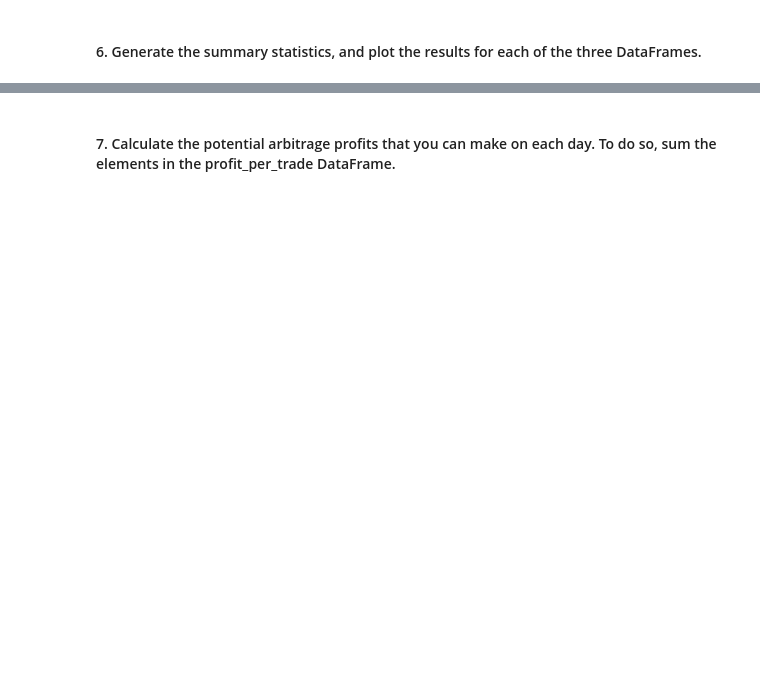
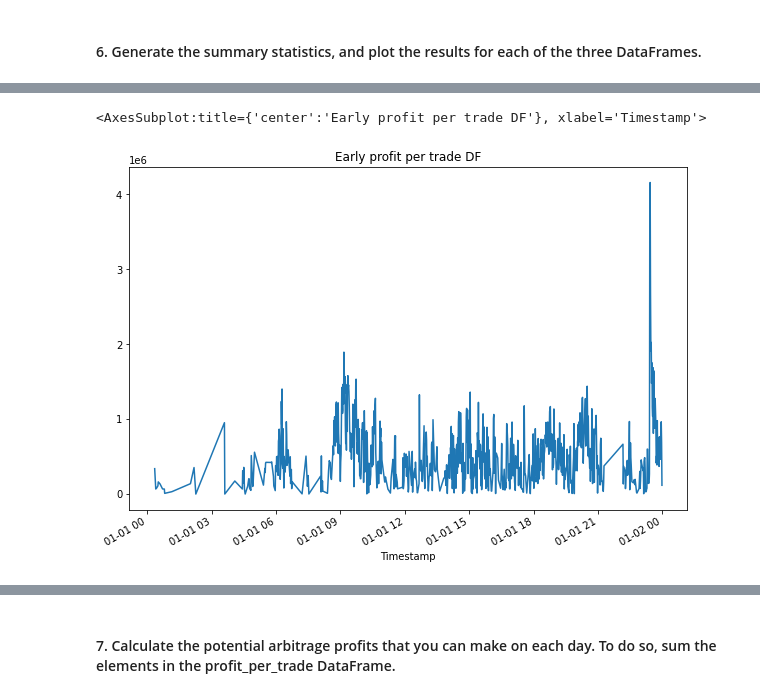
Before and after one commit to HugoWLA/Crypto_Arb_Program, a Jupyter notebook: crypto_arbitrage.ipynb, the cells around one changed output, grey strips where cells are left out. Drawn from its saved outputs; the diff is of its cells as text; code cells hidden in the pictures; blank space fills up the shorter version.

```diff
--- a/crypto_arbitrage.ipynb
+++ b/crypto_arbitrage.ipynb
@@ -535,7 +535,10 @@ Calculate the potential profits for each date that you selected in the previous
 # %%
 # For the date early in the dataset, measure the arbitrage spread between the two exchanges
 # by subtracting the lower-priced exchange from the higher-priced one
-arbitrage_spread_early = bitstamp['Close'].loc['2018-01-01'] - coinbase['Close'].loc['2018-01-01'] # YOUR CODE HERE
-
+arbitrage_spread_early = coinbase['Close'].loc['2018-01-01'] - bitstamp['Close'].loc['2018-01-01'] # YOUR CODE HERE
+arbitrage_spread_middle = coinbase['Close'].loc['2018-02-15'] - bitstamp['Close'].loc['2018-02-15']
+arbitrage_spread_late = coinbase['Close'].loc['2018-03-31'] - bitstamp['Close'].loc['2018-03-31']
 # Use a conditional statement to generate the summary statistics for each arbitrage_spread DataFrame
 # YOUR CODE HERE
+arb_spread_early_profit = arbitrage_spread_early[arbitrage_spread_early>0]
+arb_spread_early_profit.describe()
@@ -553,7 +635,8 @@ spread_return_early= # YOUR CODE HERE
 # %%
 # For the date early in the dataset, determine the number of times your trades with positive returns
 # exceed the 1% minimum threshold (.01) that you need to cover your costs
-profitable_trades_early = # YOUR CODE HERE
+profitable_trades_early = arbitrage_spread_early[arbitrage_spread_early > .01] # YOUR CODE HERE
 
 # Review the first five profitable trades
 # YOUR CODE HERE
+profitable_trades_early.head()
@@ -568,10 +718,11 @@ profitable_trades_early = # YOUR CODE HERE
 # %%
 # For the date early in the dataset, calculate the potential profit per trade in dollars
 # Multiply the profitable trades by the cost of the Bitcoin that was purchased
-profit_early = # YOUR CODE HERE
+profit_early = profitable_trades_early * bitstamp['Close'].loc['2018-01-01'] # YOUR CODE HERE
 
 # Drop any missing values from the profit DataFrame
-profit_per_trade_early = # YOUR CODE HERE
+profit_per_trade_early = profit_early.dropna() # YOUR CODE HERE
 
 # View the early profit DataFrame
 # YOUR CODE HERE
+profit_per_trade_early
@@ -583,3 +799,7 @@ profit_per_trade_early = # YOUR CODE HERE
 # %%
 # Plot the results for the early profit per trade DataFrame
 # YOUR CODE HERE
+profit_per_trade_early.plot(figsize=(10,7), title="Early profit per trade DF")
+# %% [output]
+<AxesSubplot:title={'center':'Early profit per trade DF'}, xlabel='Timestamp'>
+[figure, added]
```
Also changed, not shown: parts of 29 cells of this notebook.
